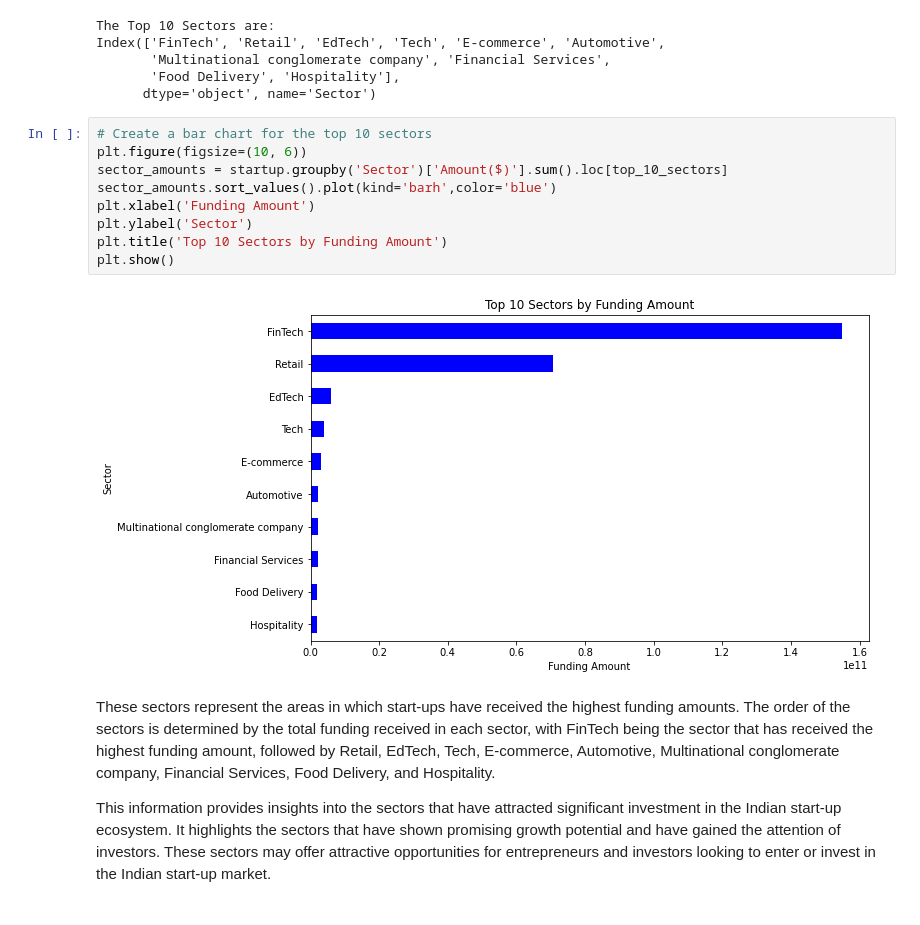
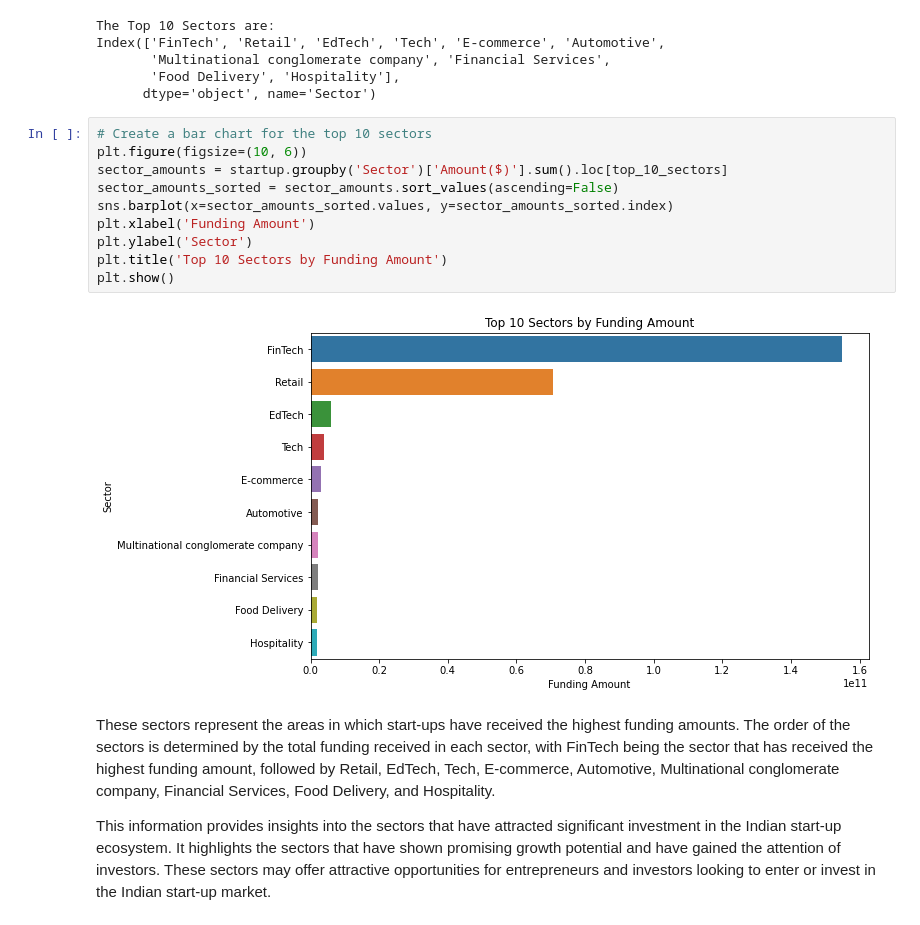
Before and after one commit to Aliyyah22/Analysing-The-Indian-Startup-Ecosystem, a Jupyter notebook: Data Analysis Project-Indian Startup Ecosystem.ipynb, the cells around one changed output. Drawn from its saved outputs; the diff is of its cells as text.

```diff
--- a/Data Analysis Project-Indian Startup Ecosystem.ipynb
+++ b/Data Analysis Project-Indian Startup Ecosystem.ipynb
@@ -3578,14 +3578,15 @@ Index(['FinTech', 'Retail', 'EdTech', 'Tech', 'E-commerce', 'Automotive',
 # %%
 # Create a bar chart for the top 10 sectors
 plt.figure(figsize=(10, 6))
 sector_amounts = startup.groupby('Sector')['Amount($)'].sum().loc[top_10_sectors]
-sector_amounts.sort_values().plot(kind='barh',color='blue')
+sector_amounts_sorted = sector_amounts.sort_values(ascending=False)
+sns.barplot(x=sector_amounts_sorted.values, y=sector_amounts_sorted.index)
 plt.xlabel('Funding Amount')
 plt.ylabel('Sector')
 plt.title('Top 10 Sectors by Funding Amount')
 plt.show()
 # %% [output]
-[figure, old version]
+[figure, new version]
 # %% [markdown]
 These sectors represent the areas in which start-ups have received the highest funding amounts. The order of the sectors is determined by the total funding received in each sector, with FinTech being the sector that has received the highest funding amount, followed by Retail, EdTech, Tech, E-commerce, Automotive, Multinational conglomerate company, Financial Services, Food Delivery, and Hospitality.
 
```
Also changed, not shown: parts of 6 cells of this notebook.
